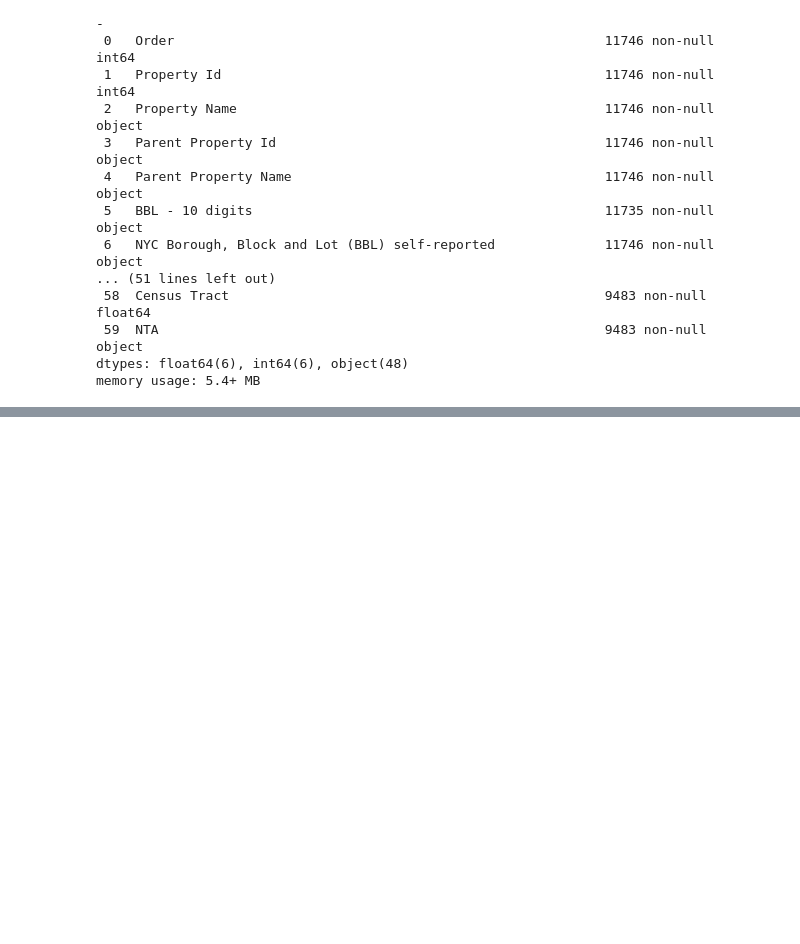
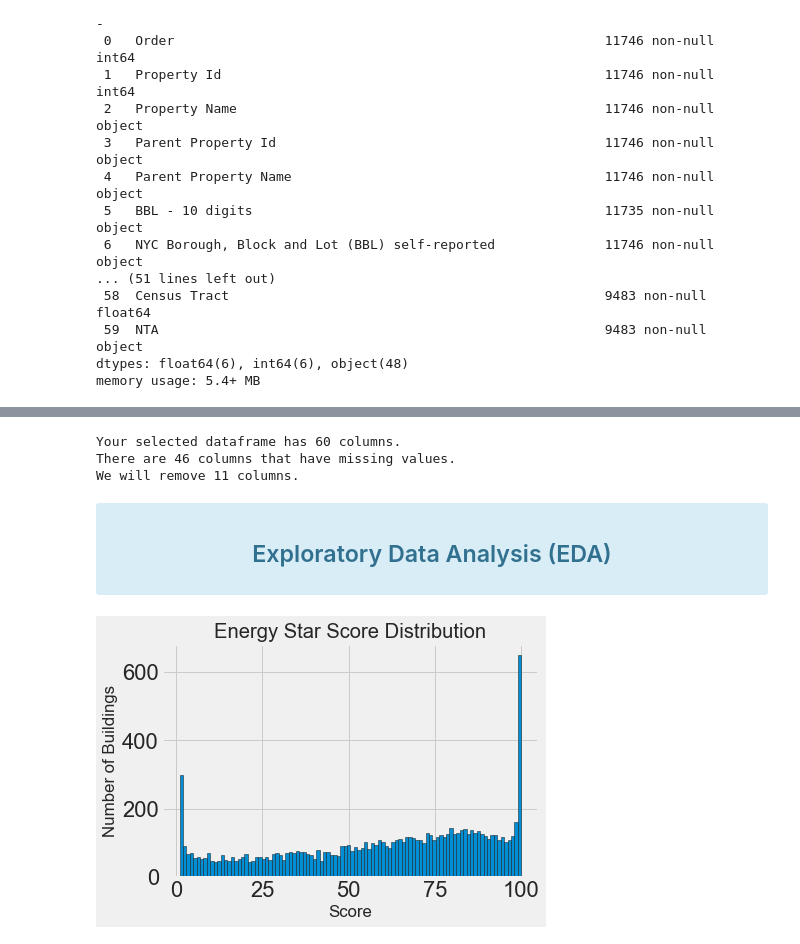
Before and after one commit to RahatGithub/EnergyStarUnitPredictor, a Jupyter notebook: NYC_ESU_2017.ipynb, the cells around one changed output, grey strips where cells are left out. Saved outputs shown, nothing was run; the diff lists cells and outputs as text; code cells hidden in the pictures; blank space fills up the shorter version.

```diff
--- a/NYC_ESU_2017.ipynb
+++ b/NYC_ESU_2017.ipynb
@@ -119,3 +150,33 @@ There are 46 columns that have missing values.
 | BBL - 10 digits | 11 | 0.1 |
 | Largest Property Use Type | 2 | 0.0 |
 | Largest Property Use Type - Gross... | 2 | 0.0 |
+# %%
+# Get the columns with 50+ % missing values
+
+missing_df = missing_values_table(data)
+missing_columns = list(missing_df[missing_df['% of Total Values'] > 50].index)
+print(f'We will remove {len(missing_columns)} columns.')
+# %% [output]
+Your selected dataframe has 60 columns.
+There are 46 columns that have missing values.
+We will remove 11 columns.
+# %%
+# Drop the columns
+
+data = data.drop(columns = missing_columns)
+# %% [markdown]
+<div class='alert alert-block alert-info' align='center'>
+    <h2>Exploratory Data Analysis (EDA)</h2>
+</div>
+# %%
+# Rename the score
+data = data.rename(columns = {'ENERGY STAR Score': 'score'})
+
+# Histogram of the Energy Star Score
+figsize = (8, 8)
+plt.style.use('fivethirtyeight')
+plt.hist(data['score'].dropna(), bins = 100, edgecolor = 'k');
+plt.xlabel('Score'); plt.ylabel('Number of Buildings');
+plt.title('Energy Star Score Distribution');
+# %% [output]
+[figure, added]
```
Also changed, not shown: parts of 24 cells of this notebook, 1 other file.
